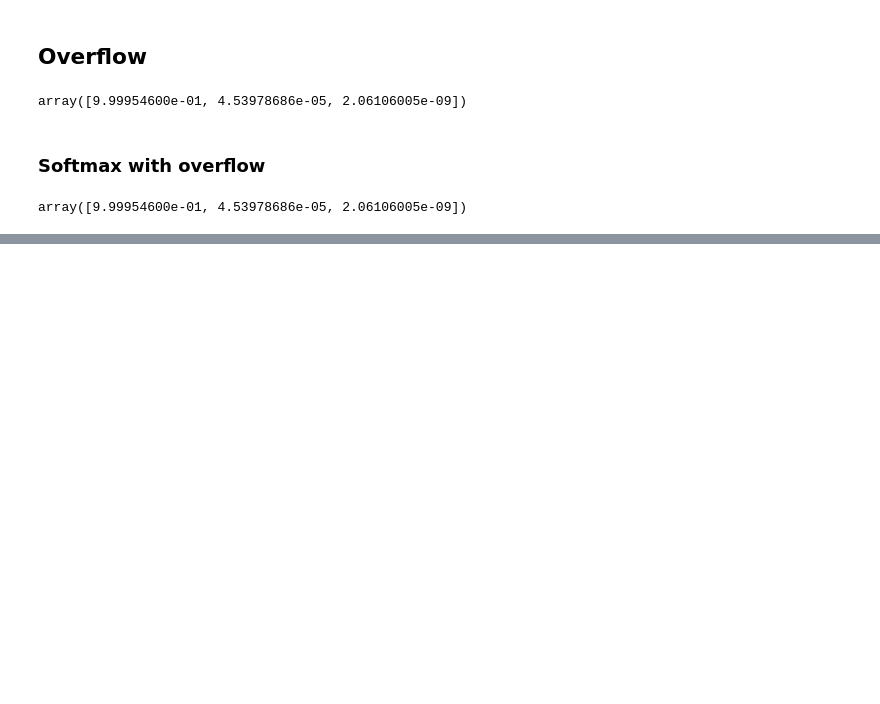
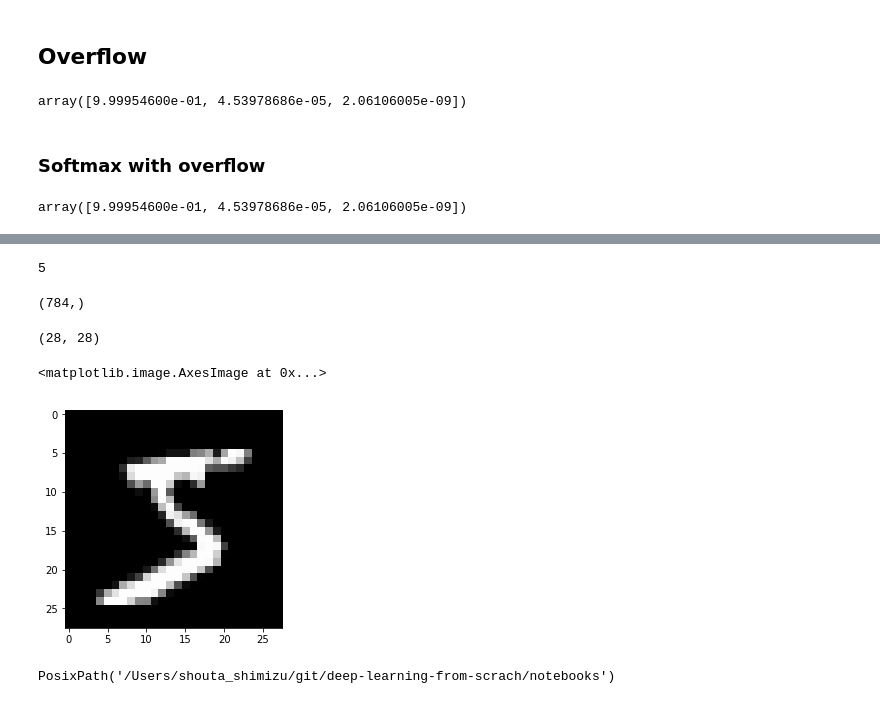
Before and after one commit to banbiossa/deep-learning-from-scrach, a Jupyter notebook: notebooks/0.2_ss_chap3.ipynb, the cells around one changed output, grey strips where cells are left out. Cells and saved outputs as stored; diff of their text form; code cells hidden in the pictures; blank space fills up the shorter version.

```diff
--- a/notebooks/0.2_ss_chap3.ipynb
+++ b/notebooks/0.2_ss_chap3.ipynb
@@ -234,0 +241,2 @@ array([9.99954600e-01, 4.53978686e-05, 2.06106005e-09])
+# %%
+(x_train, t_train), (x_test, t_test) = load_mnist(flatten=True, normalize=False)
@@ -234,0 +281,2 @@ array([9.99954600e-01, 4.53978686e-05, 2.06106005e-09])
+# %%
+img = x_train[0]
@@ -234,0 +285,18 @@ array([9.99954600e-01, 4.53978686e-05, 2.06106005e-09])
+# %%
+label
+# %% [output]
+5
+# %%
+print(img.shape)
+# %% [output]
+(784,)
+# %%
+print(img.shape)
+# %% [output]
+(28, 28)
+# %%
+plt.gray()
+plt.imshow(img, interpolation='nearest')
+# %% [output]
+<matplotlib.image.AxesImage at 0x...>
+[figure, added]
@@ -234,0 +313,4 @@ array([9.99954600e-01, 4.53978686e-05, 2.06106005e-09])
+# %%
+cwd
+# %% [output]
+PosixPath('/Users/shouta_shimizu/git/deep-learning-from-scrach/notebooks')
```
Also changed, not shown: parts of 16 cells of this notebook, 9 other files.
